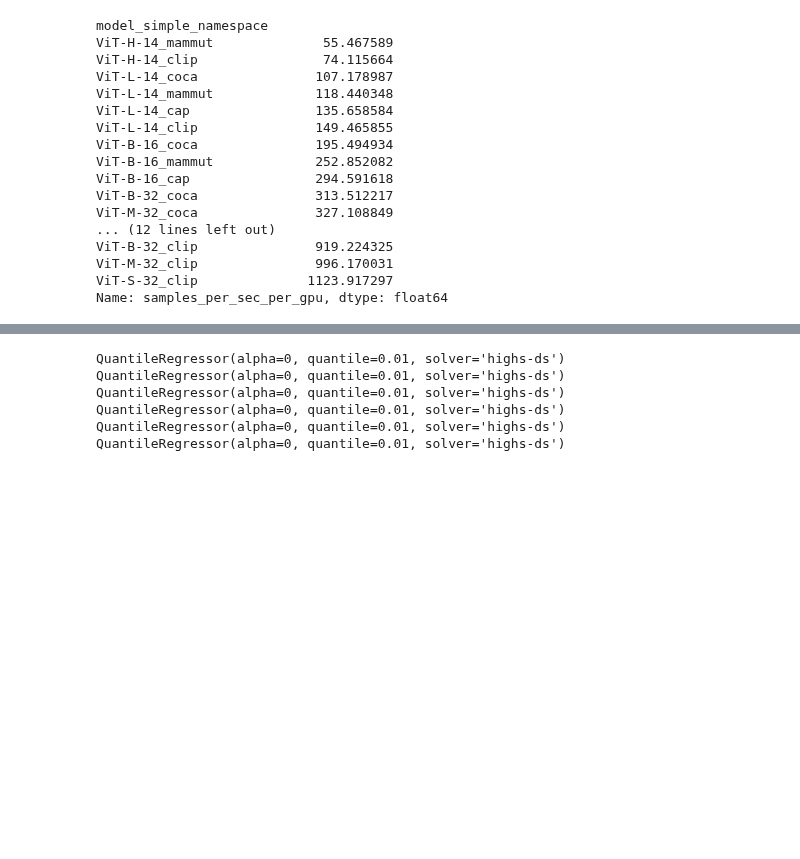
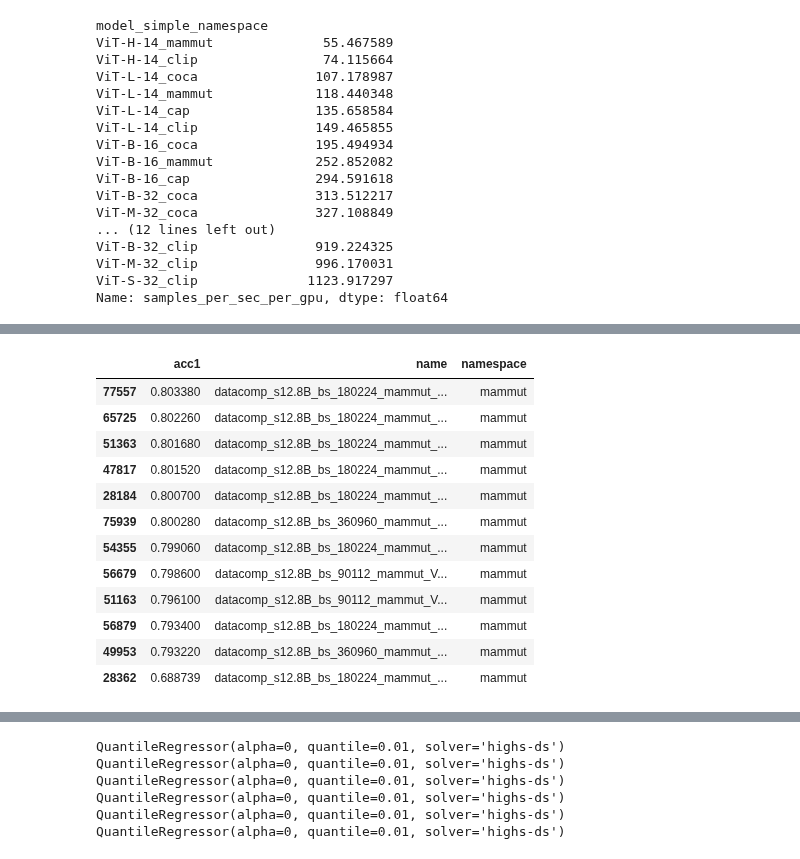
Before and after one commit to SLAMPAI/open_clip_scaling, a Jupyter notebook: results.ipynb, the cells around one changed output, grey strips where cells are left out. Cells and saved outputs as stored; diff of their text form; code cells hidden in the pictures; blank space fills up the shorter version.

```diff
--- a/results.ipynb
+++ b/results.ipynb
@@ -201,3 +175,25 @@ df[df.downstream_dataset=="imagenet1k"].sort_values(by="acc1", ascending=False).
+# %%
+d = df
+d = d[d.downstream_dataset=="imagenet1k"]
+d = d[d.epoch==d.total_epochs]
+d = d[d.samples_seen_scale_simple=="12.8B"]
+d = d[d.model_simple=="ViT-L-14"]
+d = d.sort_values(by="acc1", ascending=False)[["acc1", "name", "namespace"]]
+d
+# %% [output]
+|  | acc1 | name | namespace |
+| 77557 | 0.803380 | datacomp_s12.8B_bs_180224_mammut_... | mammut |
+| 65725 | 0.802260 | datacomp_s12.8B_bs_180224_mammut_... | mammut |
+| 51363 | 0.801680 | datacomp_s12.8B_bs_180224_mammut_... | mammut |
+| 47817 | 0.801520 | datacomp_s12.8B_bs_180224_mammut_... | mammut |
+| 28184 | 0.800700 | datacomp_s12.8B_bs_180224_mammut_... | mammut |
+| 75939 | 0.800280 | datacomp_s12.8B_bs_360960_mammut_... | mammut |
+| 54355 | 0.799060 | datacomp_s12.8B_bs_180224_mammut_... | mammut |
+| 56679 | 0.798600 | datacomp_s12.8B_bs_90112_mammut_V... | mammut |
+| 51163 | 0.796100 | datacomp_s12.8B_bs_90112_mammut_V... | mammut |
+| 56879 | 0.793400 | datacomp_s12.8B_bs_180224_mammut_... | mammut |
+| 49953 | 0.793220 | datacomp_s12.8B_bs_360960_mammut_... | mammut |
+| 28362 | 0.688739 | datacomp_s12.8B_bs_180224_mammut_... | mammut |
 # %%
 df[df.downstream_dataset=="sugar_crepe/swap_obj"].sort_values(by="acc", ascending=False).head()[["acc", "name", "namespace", "epoch"]]
 # %% [output]
```
Also changed, not shown: parts of 14 cells of this notebook, 1 other file.
